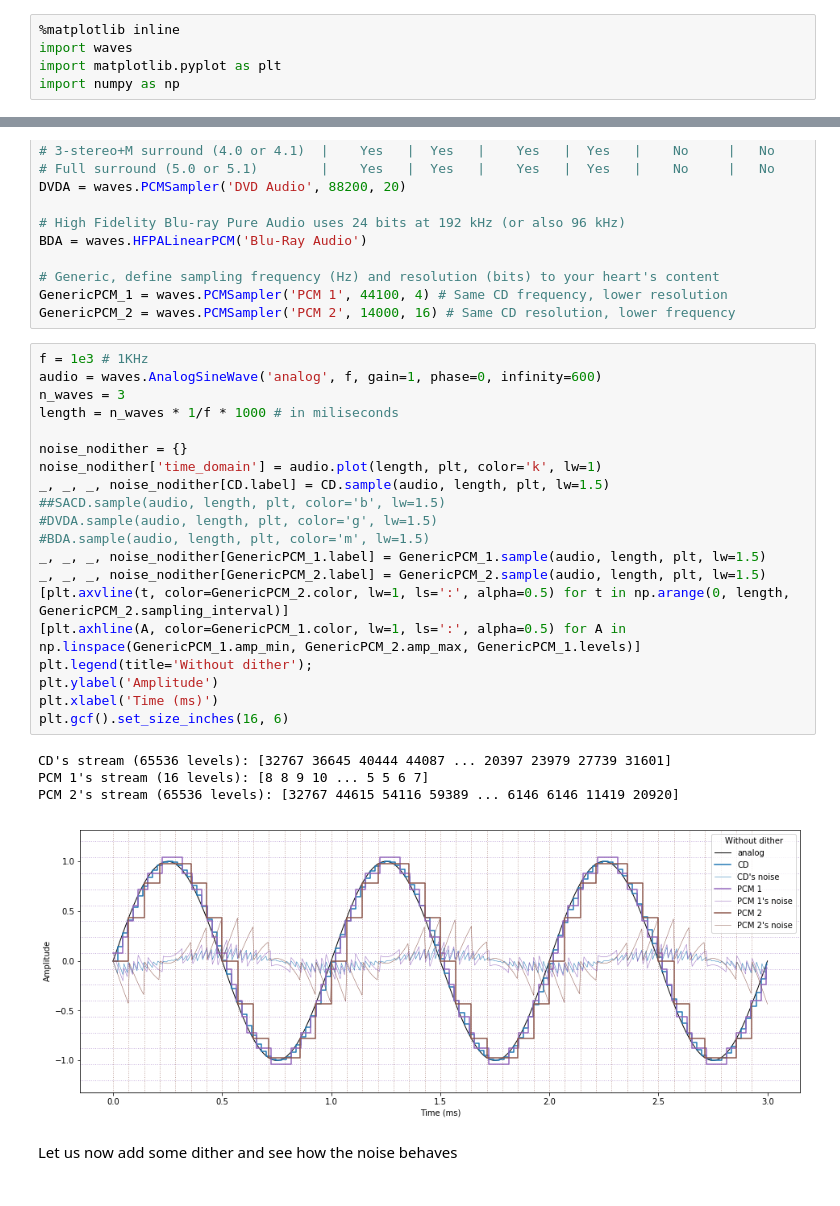
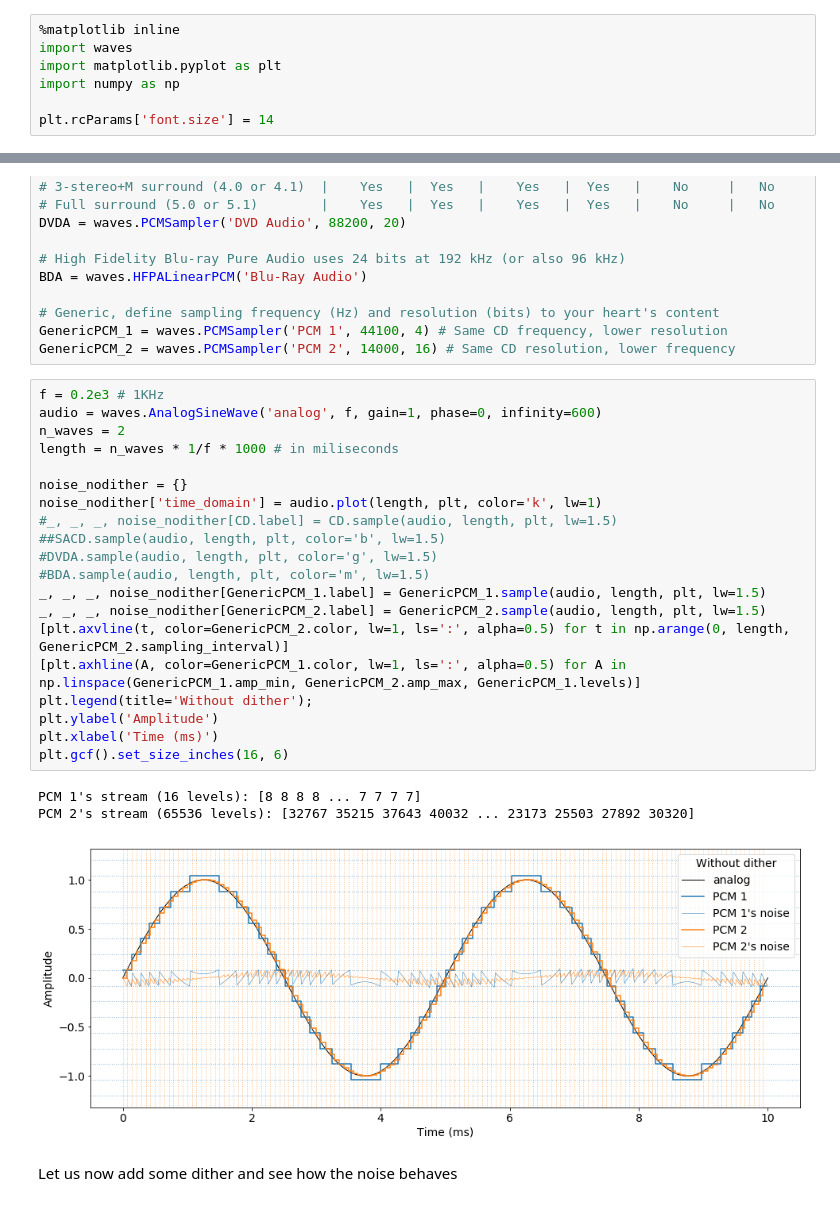
Before and after one commit to marcondos/signal, a Jupyter notebook: sampling.ipynb, the cells around one changed output, grey strips where cells are left out. Cells and saved outputs as stored; diff of their text form.

```diff
--- a/sampling.ipynb
+++ b/sampling.ipynb
@@ -3,6 +3,8 @@
 import waves
 import matplotlib.pyplot as plt
 import numpy as np
+
+plt.rcParams['font.size'] = 14
 # %% [markdown]
 A/D conversion
 =============
@@ -30,30 +32,29 @@ BDA = waves.HFPALinearPCM('Blu-Ray Audio')
 GenericPCM_1 = waves.PCMSampler('PCM 1', 44100, 4) # Same CD frequency, lower resolution
 GenericPCM_2 = waves.PCMSampler('PCM 2', 14000, 16) # Same CD resolution, lower frequency
 # %%
-f = 1e3 # 1KHz
+f = 0.2e3 # 1KHz
 audio = waves.AnalogSineWave('analog', f, gain=1, phase=0, infinity=600)
-n_waves = 3
+n_waves = 2
 length = n_waves * 1/f * 1000 # in miliseconds
 
 noise_nodither = {}
 noise_nodither['time_domain'] = audio.plot(length, plt, color='k', lw=1)
-_, _, _, noise_nodither[CD.label] = CD.sample(audio, length, plt, lw=1.5)
+#_, _, _, noise_nodither[CD.label] = CD.sample(audio, length, plt, lw=1.5)
 ##SACD.sample(audio, length, plt, color='b', lw=1.5)
 #DVDA.sample(audio, length, plt, color='g', lw=1.5)
 #BDA.sample(audio, length, plt, color='m', lw=1.5)
 _, _, _, noise_nodither[GenericPCM_1.label] = GenericPCM_1.sample(audio, length, plt, lw=1.5)
 _, _, _, noise_nodither[GenericPCM_2.label] = GenericPCM_2.sample(audio, length, plt, lw=1.5)
 [plt.axvline(t, color=GenericPCM_2.color, lw=1, ls=':', alpha=0.5) for t in np.arange(0, length, GenericPCM_2.sampling_interval)]
 [plt.axhline(A, color=GenericPCM_1.color, lw=1, ls=':', alpha=0.5) for A in np.linspace(GenericPCM_1.amp_min, GenericPCM_2.amp_max, GenericPCM_1.levels)]
 plt.legend(title='Without dither');
 plt.ylabel('Amplitude')
 plt.xlabel('Time (ms)')
 plt.gcf().set_size_inches(16, 6)
 # %% [output]
-CD's stream (65536 levels): [32767 36645 40444 44087 ... 20397 23979 27739 31601]
-PCM 1's stream (16 levels): [8 8 9 10 ... 5 5 6 7]
-PCM 2's stream (65536 levels): [32767 44615 54116 59389 ... 6146 6146 11419 20920]
+PCM 1's stream (16 levels): [8 8 8 8 ... 7 7 7 7]
+PCM 2's stream (65536 levels): [32767 35215 37643 40032 ... 23173 25503 27892 30320]
-[figure, old version]
+[figure, new version]
 # %% [markdown]
 Let us now add some dither and see how the noise behaves
 # %%
```
Also changed, not shown: parts of 4 cells of this notebook.
